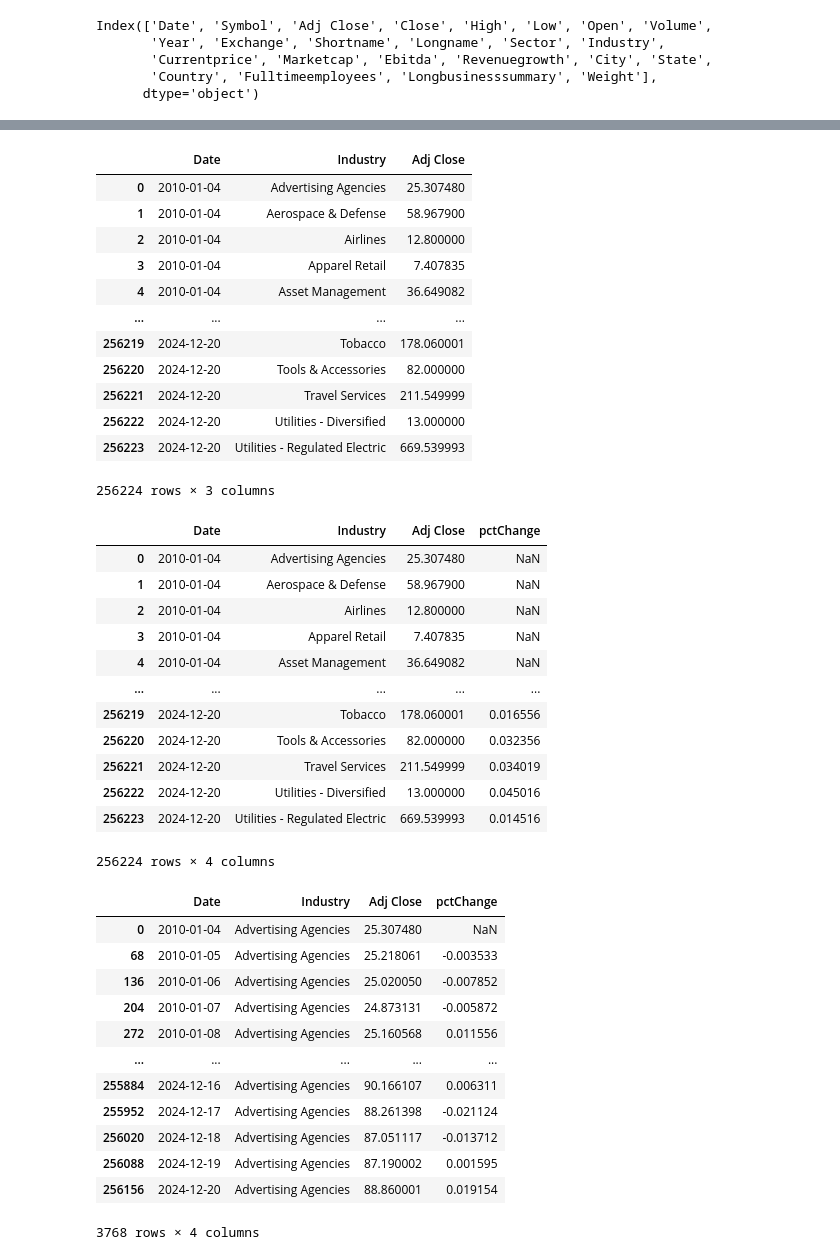
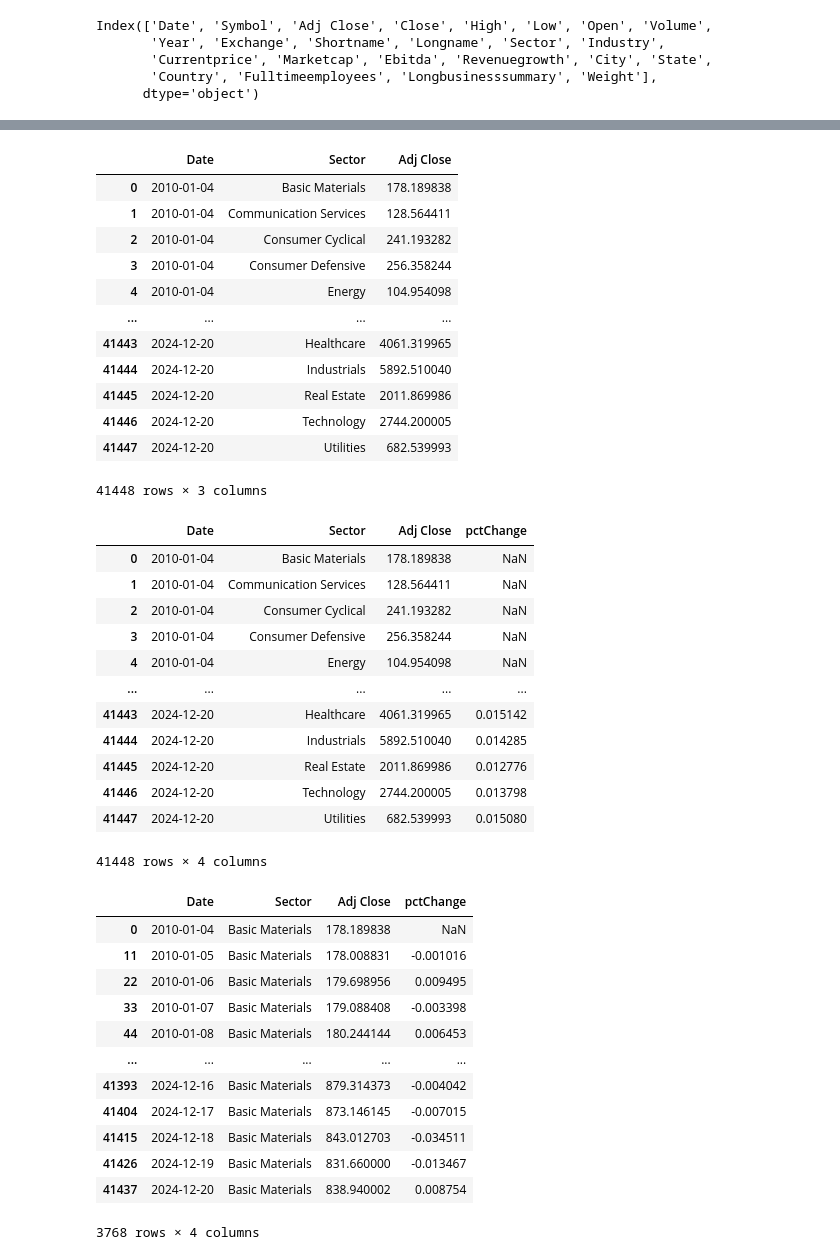
Before and after one commit to wbrannock/stocksdata, a Jupyter notebook: data_creation.ipynb, the cells around one changed output, grey strips where cells are left out. Cells and saved outputs as stored; diff of their text form; code cells hidden in the pictures.

Commit message:
Sector instead of industry

```diff
--- a/data_creation.ipynb
+++ b/data_creation.ipynb
@@ -86,6 +86,6 @@ Index(['Date', 'Symbol', 'Adj Close', 'Close', 'High', 'Low', 'Open', 'Volume',
        'Country', 'Fulltimeemployees', 'Longbusinesssummary', 'Weight'],
       dtype='object')
 # %%
-df = valued_stocks[['Date', 'Symbol', 'Industry', 'Adj Close']]
+df = valued_stocks[['Date', 'Symbol', 'Sector', 'Adj Close']]
 df.head()
 # %% [output]
@@ -115,58 +115,58 @@ df.groupby('Symbol').count()
 | WST | 3768 | 3768 | 3768 |
 131 rows × 3 columns
 # %%
-df = df.groupby(['Date', 'Industry']).sum(['Adj Close'])
+df = df.groupby(['Date', 'Sector']).sum(['Adj Close'])
 # %%
 df.reset_index(inplace=True)
 # %%
 df
 # %% [output]
-|  | Date | Industry | Adj Close |
-| 0 | 2010-01-04 | Advertising Agencies | 25.307480 |
-| 1 | 2010-01-04 | Aerospace & Defense | 58.967900 |
-| 2 | 2010-01-04 | Airlines | 12.800000 |
-| 3 | 2010-01-04 | Apparel Retail | 7.407835 |
-| 4 | 2010-01-04 | Asset Management | 36.649082 |
+|  | Date | Sector | Adj Close |
+| 0 | 2010-01-04 | Basic Materials | 178.189838 |
+| 1 | 2010-01-04 | Communication Services | 128.564411 |
+| 2 | 2010-01-04 | Consumer Cyclical | 241.193282 |
+| 3 | 2010-01-04 | Consumer Defensive | 256.358244 |
+| 4 | 2010-01-04 | Energy | 104.954098 |
 | ... | ... | ... | ... |
-| 256219 | 2024-12-20 | Tobacco | 178.060001 |
-| 256220 | 2024-12-20 | Tools & Accessories | 82.000000 |
-| 256221 | 2024-12-20 | Travel Services | 211.549999 |
-| 256222 | 2024-12-20 | Utilities - Diversified | 13.000000 |
-| 256223 | 2024-12-20 | Utilities - Regulated Electric | 669.539993 |
+| 41443 | 2024-12-20 | Healthcare | 4061.319965 |
+| 41444 | 2024-12-20 | Industrials | 5892.510040 |
+| 41445 | 2024-12-20 | Real Estate | 2011.869986 |
+| 41446 | 2024-12-20 | Technology | 2744.200005 |
+| 41447 | 2024-12-20 | Utilities | 682.539993 |
-256224 rows × 3 columns
+41448 rows × 3 columns
 # %%
-df['pctChange'] = df.groupby('Industry')['Adj Close'].pct_change()
+df['pctChange'] = df.groupby('Sector')['Adj Close'].pct_change()
 
 df
 # %% [output]
-|  | Date | Industry | Adj Close | pctChange |
-| 0 | 2010-01-04 | Advertising Agencies | 25.307480 | NaN |
-| 1 | 2010-01-04 | Aerospace & Defense | 58.967900 | NaN |
-| 2 | 2010-01-04 | Airlines | 12.800000 | NaN |
-| 3 | 2010-01-04 | Apparel Retail | 7.407835 | NaN |
-| 4 | 2010-01-04 | Asset Management | 36.649082 | NaN |
+|  | Date | Sector | Adj Close | pctChange |
+| 0 | 2010-01-04 | Basic Materials | 178.189838 | NaN |
+| 1 | 2010-01-04 | Communication Services | 128.564411 | NaN |
+| 2 | 2010-01-04 | Consumer Cyclical | 241.193282 | NaN |
+| 3 | 2010-01-04 | Consumer Defensive | 256.358244 | NaN |
+| 4 | 2010-01-04 | Energy | 104.954098 | NaN |
 | ... | ... | ... | ... | ... |
-| 256219 | 2024-12-20 | Tobacco | 178.060001 | 0.016556 |
-| 256220 | 2024-12-20 | Tools & Accessories | 82.000000 | 0.032356 |
-| 256221 | 2024-12-20 | Travel Services | 211.549999 | 0.034019 |
-| 256222 | 2024-12-20 | Utilities - Diversified | 13.000000 | 0.045016 |
-| 256223 | 2024-12-20 | Utilities - Regulated Electric | 669.539993 | 0.014516 |
+| 41443 | 2024-12-20 | Healthcare | 4061.319965 | 0.015142 |
+| 41444 | 2024-12-20 | Industrials | 5892.510040 | 0.014285 |
+| 41445 | 2024-12-20 | Real Estate | 2011.869986 | 0.012776 |
+| 41446 | 2024-12-20 | Technology | 2744.200005 | 0.013798 |
+| 41447 | 2024-12-20 | Utilities | 682.539993 | 0.015080 |
-256224 rows × 4 columns
+41448 rows × 4 columns
 # %%
-df.loc[df['Industry'] == 'Advertising Agencies']
+df.loc[df['Sector'] == 'Basic Materials']
 # %% [output]
-|  | Date | Industry | Adj Close | pctChange |
-| 0 | 2010-01-04 | Advertising Agencies | 25.307480 | NaN |
-| 68 | 2010-01-05 | Advertising Agencies | 25.218061 | -0.003533 |
-| 136 | 2010-01-06 | Advertising Agencies | 25.020050 | -0.007852 |
-| 204 | 2010-01-07 | Advertising Agencies | 24.873131 | -0.005872 |
-| 272 | 2010-01-08 | Advertising Agencies | 25.160568 | 0.011556 |
+|  | Date | Sector | Adj Close | pctChange |
+| 0 | 2010-01-04 | Basic Materials | 178.189838 | NaN |
+| 11 | 2010-01-05 | Basic Materials | 178.008831 | -0.001016 |
+| 22 | 2010-01-06 | Basic Materials | 179.698956 | 0.009495 |
+| 33 | 2010-01-07 | Basic Materials | 179.088408 | -0.003398 |
+| 44 | 2010-01-08 | Basic Materials | 180.244144 | 0.006453 |
 | ... | ... | ... | ... | ... |
-| 255884 | 2024-12-16 | Advertising Agencies | 90.166107 | 0.006311 |
-| 255952 | 2024-12-17 | Advertising Agencies | 88.261398 | -0.021124 |
-| 256020 | 2024-12-18 | Advertising Agencies | 87.051117 | -0.013712 |
-| 256088 | 2024-12-19 | Advertising Agencies | 87.190002 | 0.001595 |
-| 256156 | 2024-12-20 | Advertising Agencies | 88.860001 | 0.019154 |
+| 41393 | 2024-12-16 | Basic Materials | 879.314373 | -0.004042 |
+| 41404 | 2024-12-17 | Basic Materials | 873.146145 | -0.007015 |
+| 41415 | 2024-12-18 | Basic Materials | 843.012703 | -0.034511 |
+| 41426 | 2024-12-19 | Basic Materials | 831.660000 | -0.013467 |
+| 41437 | 2024-12-20 | Basic Materials | 838.940002 | 0.008754 |
 3768 rows × 4 columns
 # %%
 df['up_ind'] = (df['pctChange'] > 0).astype(int)
```
Also changed, not shown: parts of 4 cells of this notebook, 1 other file.
